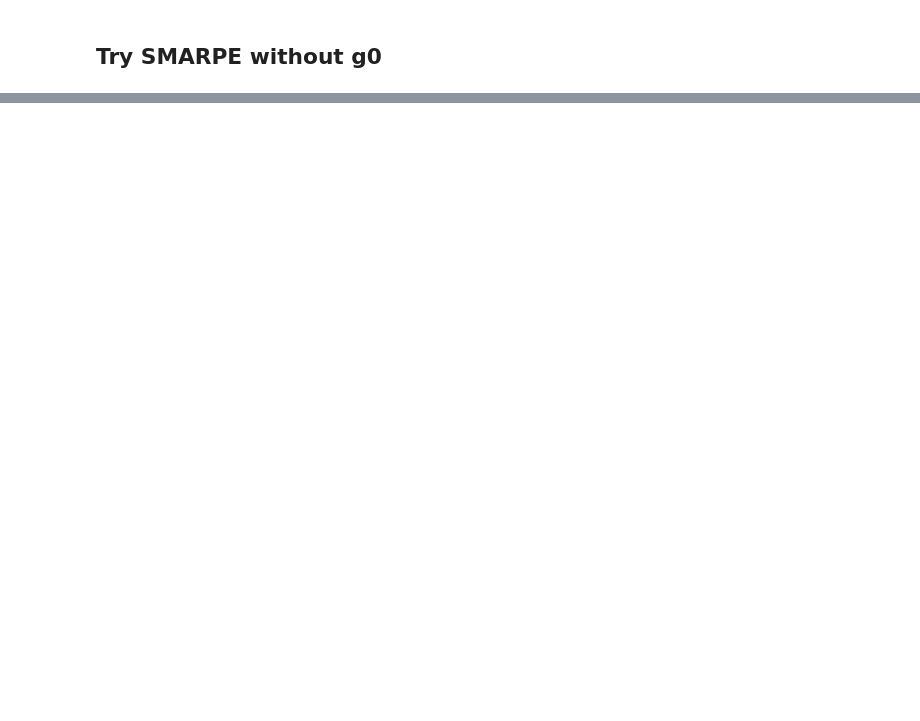
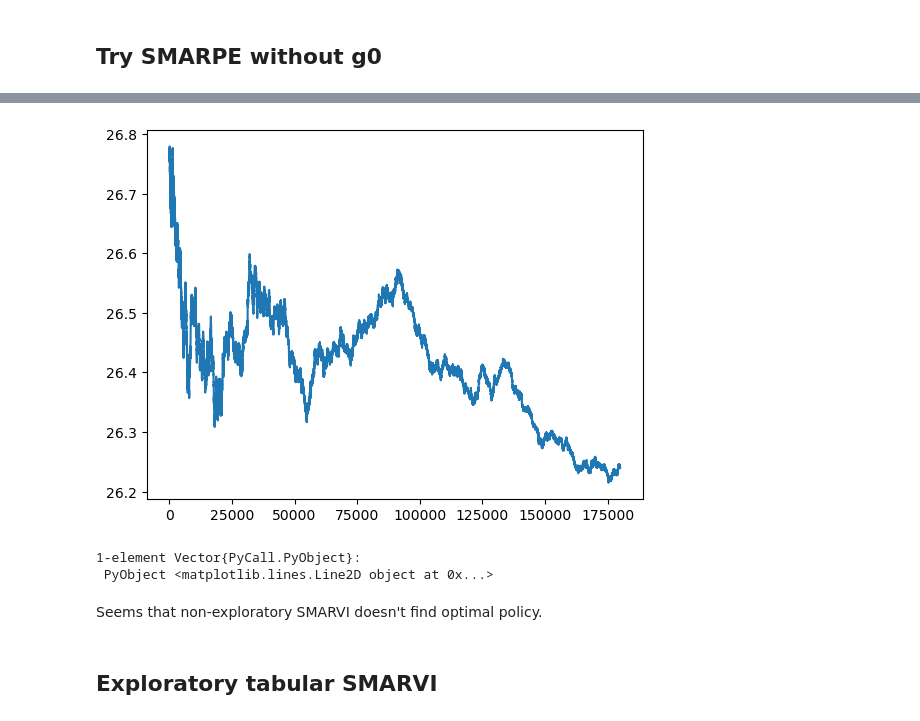
Before and after one commit to fairleyl/PhD-Code, a Jupyter notebook: AVI-Suite-egreedy.ipynb, the cells around one changed output, grey strips where cells are left out. Drawn from its saved outputs; the diff is of its cells as text; code cells hidden in the pictures; blank space fills up the shorter version.

```diff
--- a/AVI-Suite-egreedy.ipynb
+++ b/AVI-Suite-egreedy.ipynb
@@ -3993,0 +4143,5 @@ PyPlot.plot(SMARPI_gsg0[1][20000:evalNMax])
+# %%
+evalNMax = 200000
+gs = gEvaluationTab(N,alpha_d, alpha_r, beta, tau, c0, c1, r, evalNMax, resultTab[1], 26.9; printProgress = true, modCounter = 100000)
+println(gs[1])
+println("Done")
@@ -3993,0 +4161,2 @@ PyPlot.plot(SMARPI_gsg0[1][20000:evalNMax])
+# %%
+exactResult = rvi(N, alpha_d, alpha_r, beta, tau, c0, c1, r, 0.0001; nMax = 0, delScale = 1, printProgress = true, modCounter = 1000)
@@ -3993,0 +4167,2 @@ PyPlot.plot(SMARPI_gsg0[1][20000:evalNMax])
+# %%
+gsExact = gEvaluationTab(N,alpha_d, alpha_r, beta, tau, c0, c1, r, evalNMax, exactResult[2], exactResult[1]; printProgress = true, modCounter = 100000)
@@ -3993,0 +4175,10 @@ PyPlot.plot(SMARPI_gsg0[1][20000:evalNMax])
+# %%
+PyPlot.plot(gsExact[2][20000:evalNMax])
+# %% [output]
+[figure, added]
+1-element Vector{PyCall.PyObject}:
+ PyObject <matplotlib.lines.Line2D object at 0x...>
+# %% [markdown]
+Seems that non-exploratory SMARVI doesn't find optimal policy.
+# %% [markdown]
+## Exploratory tabular SMARVI
```
Also changed, not shown: parts of 52 cells of this notebook.
